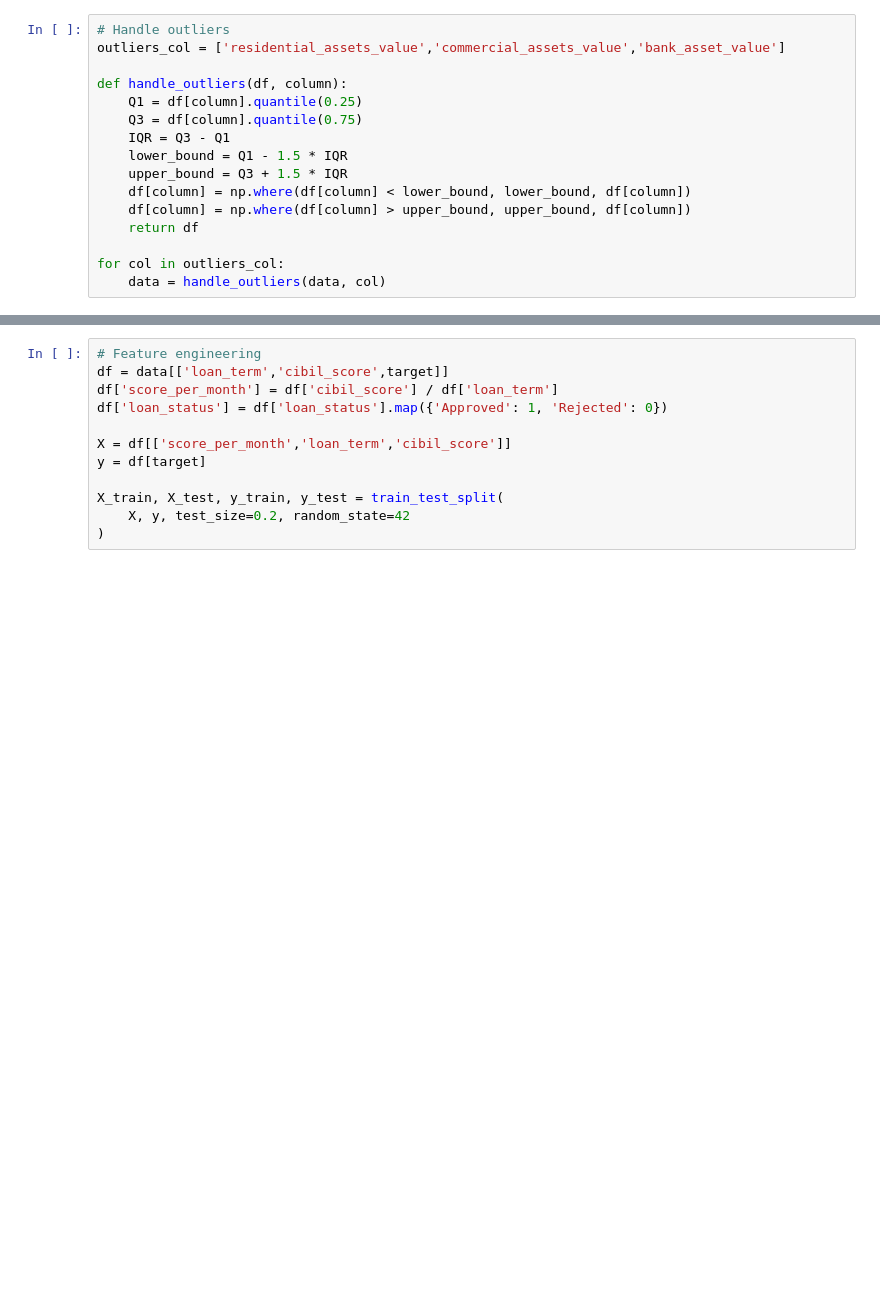
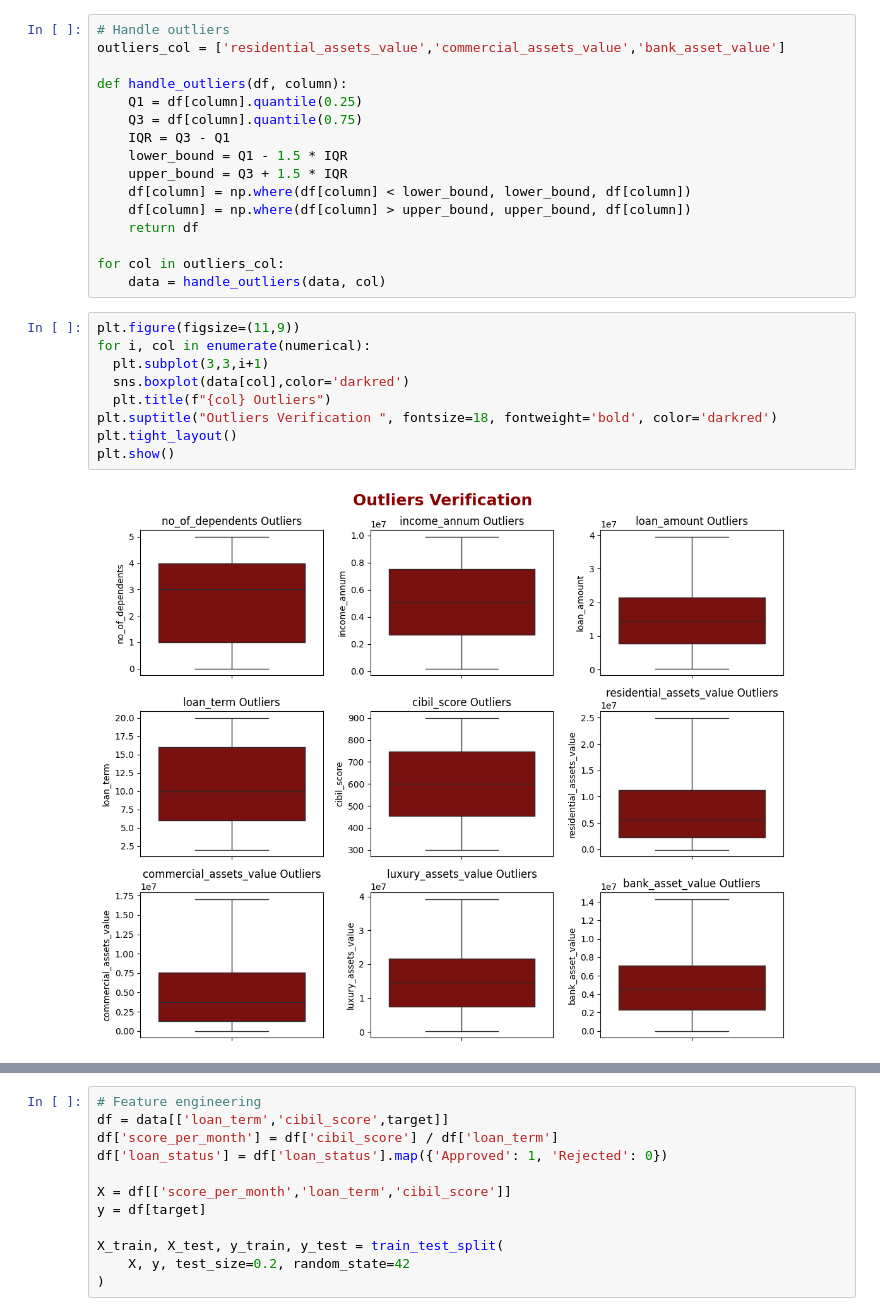
Before and after one commit to Yash-Yelave/Machine_Learning, a Jupyter notebook: Loan_Approval_Prediction.ipynb, the cells around one changed output, grey strips where cells are left out. Saved outputs shown, nothing was run; the diff lists cells and outputs as text; blank space fills up the shorter version.

```diff
--- a/Loan_Approval_Prediction.ipynb
+++ b/Loan_Approval_Prediction.ipynb
@@ -98,3 +98,14 @@ def handle_outliers(df, column):
 
 for col in outliers_col:
     data = handle_outliers(data, col)
+# %%
+plt.figure(figsize=(11,9))
+for i, col in enumerate(numerical):
+  plt.subplot(3,3,i+1)
+  sns.boxplot(data[col],color='darkred')
+  plt.title(f"{col} Outliers")
+plt.suptitle("Outliers Verification ", fontsize=18, fontweight='bold', color='darkred')
+plt.tight_layout()
+plt.show()
+# %% [output]
+[figure, added]
```
Also changed, not shown: parts of 1 cell of this notebook.
